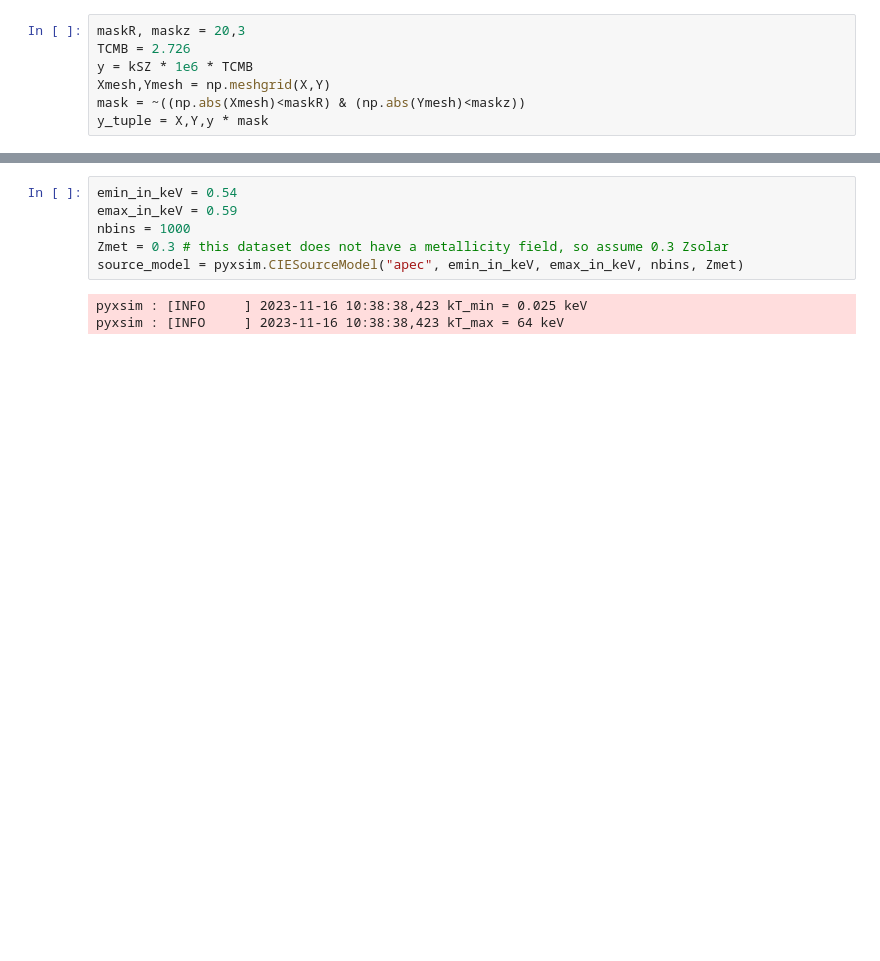
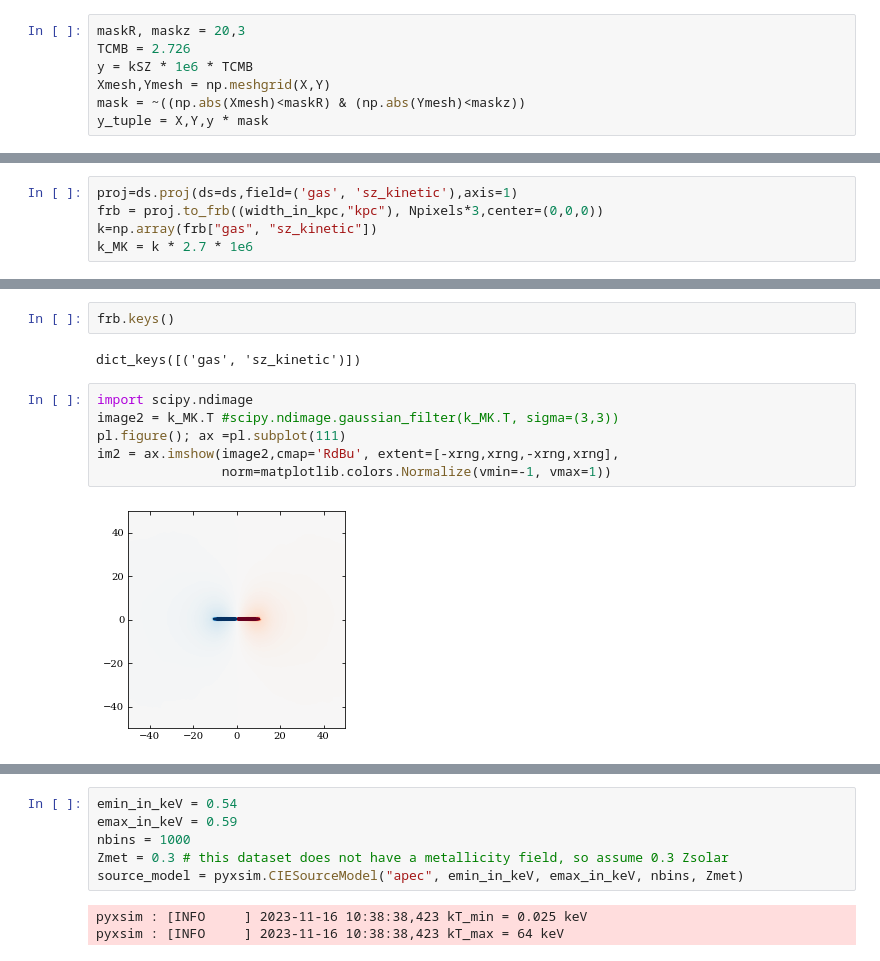
Before and after one commit to JonathanSternAstro/gizmo_analysis, a Jupyter notebook: ipynb/subsonic_solution/observables.ipynb, the cells around one changed output, grey strips where cells are left out. Saved outputs shown, nothing was run; the diff lists cells and outputs as text; blank space fills up the shorter version.

```diff
--- a/ipynb/subsonic_solution/observables.ipynb
+++ b/ipynb/subsonic_solution/observables.ipynb
@@ -120,0 +178,5 @@ y_tuple = X,Y,y * mask
+# %%
+proj=ds.proj(ds=ds,field=('gas', 'sz_kinetic'),axis=1)
+frb = proj.to_frb((width_in_kpc,"kpc"), Npixels*3,center=(0,0,0))
+k=np.array(frb["gas", "sz_kinetic"])
+k_MK = k * 2.7 * 1e6
@@ -120,0 +185,12 @@ y_tuple = X,Y,y * mask
+# %%
+frb.keys()
+# %% [output]
+dict_keys([('gas', 'sz_kinetic')])
+# %%
+import scipy.ndimage
+image2 = k_MK.T #scipy.ndimage.gaussian_filter(k_MK.T, sigma=(3,3))
+pl.figure(); ax =pl.subplot(111)
+im2 = ax.imshow(image2,cmap='RdBu', extent=[-xrng,xrng,-xrng,xrng],
+                norm=matplotlib.colors.Normalize(vmin=-1, vmax=1))
+# %% [output]
+[figure, added]
```
Also changed, not shown: parts of 14 cells of this notebook, 2 other files.
